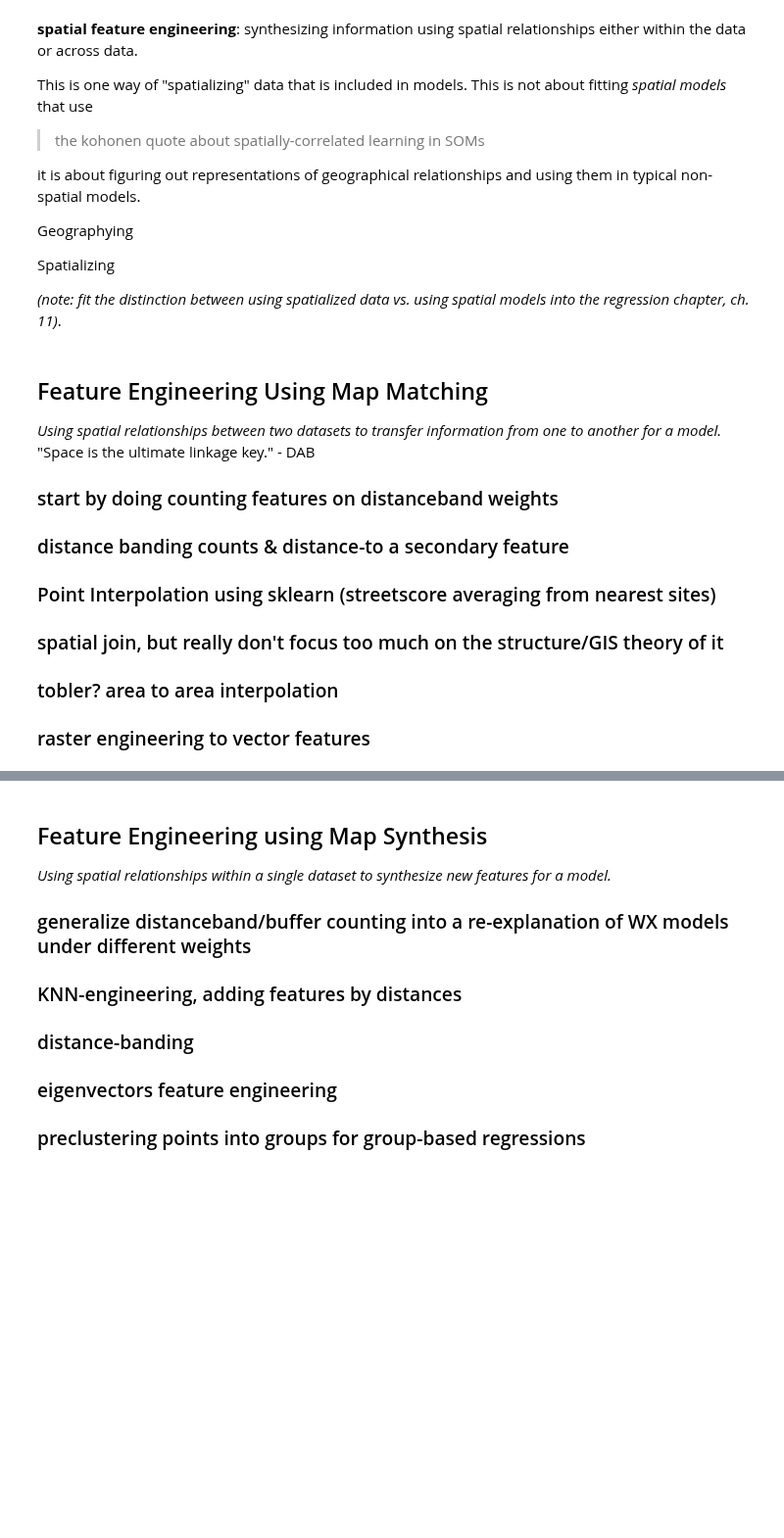
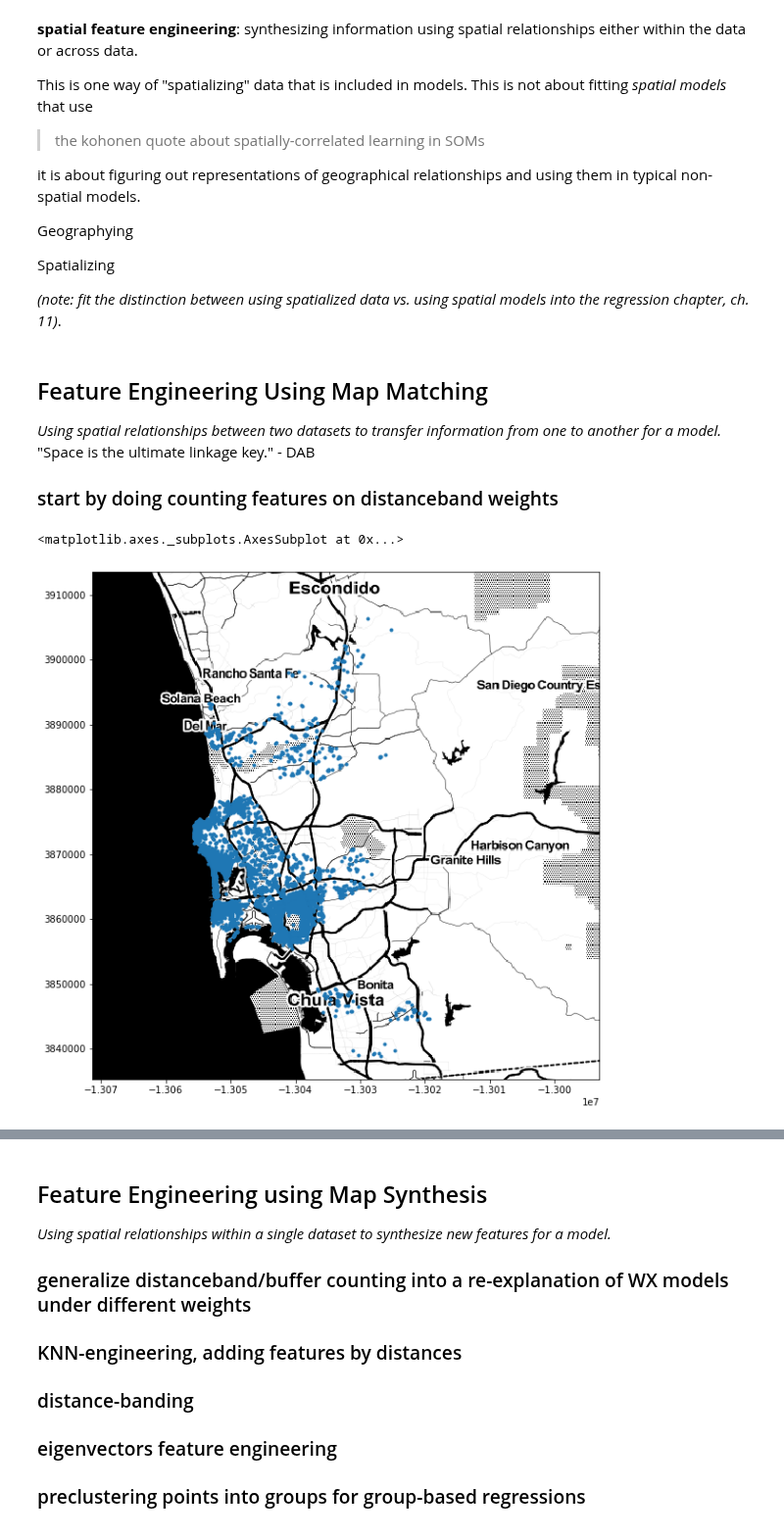
Before and after one commit to gdsbook/book, a Jupyter notebook: notebooks/12_feature_engineering.ipynb, the cells around one changed output, grey strips where cells are left out. Shown at 98% size. Cells and saved outputs as stored; diff of their text form; code cells hidden in the pictures; blank space fills up the shorter version.

Commit message:
add dem & feature counting

```diff
--- a/notebooks/12_feature_engineering.ipynb
+++ b/notebooks/12_feature_engineering.ipynb
@@ -22,8 +22,3 @@ Spatializing
 *Using spatial relationships between two datasets to transfer information from one to another for a model.*
 "Space is the ultimate linkage key." - DAB
 ### start by doing counting features on distanceband weights
-### distance banding counts & distance-to a secondary feature
-### Point Interpolation using sklearn (streetscore averaging from nearest sites)
-### spatial join, but really don't focus too much on the structure/GIS theory of it
-### tobler? area to area interpolation
-### raster engineering to vector features
@@ -29,0 +31,13 @@ Spatializing
+# %%
+airbnbs = geopandas.read_file('../data/airbnb/regression_db.geojson')
+# %%
+basemap, basemap_ext = contextily.bounds2img(*airbnbs.to_crs(epsg=3857).total_bounds,
+                                 zoom=10,
+                                 url=contextily.tile_providers.ST_TONER)
+# %%
+f,ax = plt.subplots(1,1,figsize=(10,10))
+ax.imshow(basemap, extent=basemap_ext)
+airbnbs.to_crs(epsg=3857).plot(ax=ax, marker='.')
+# %% [output]
+<matplotlib.axes._subplots.AxesSubplot at 0x...>
+[figure, added]
```
Also changed, not shown: parts of 18 cells of this notebook, 1 other file.
